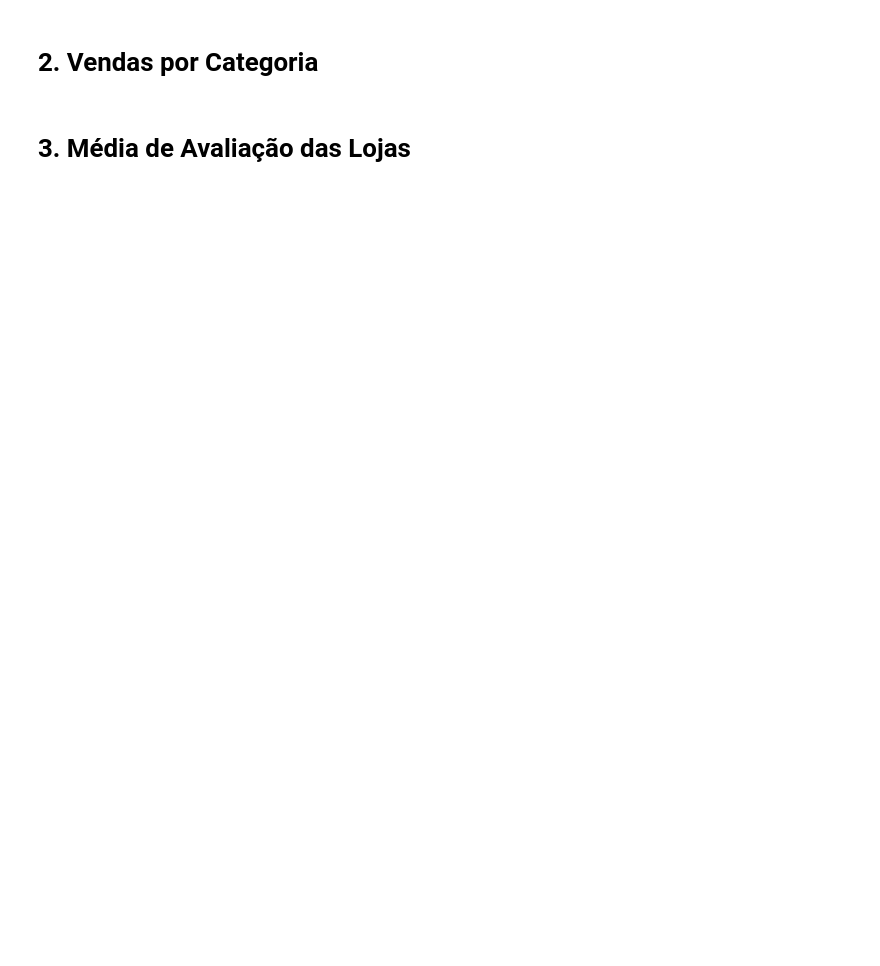
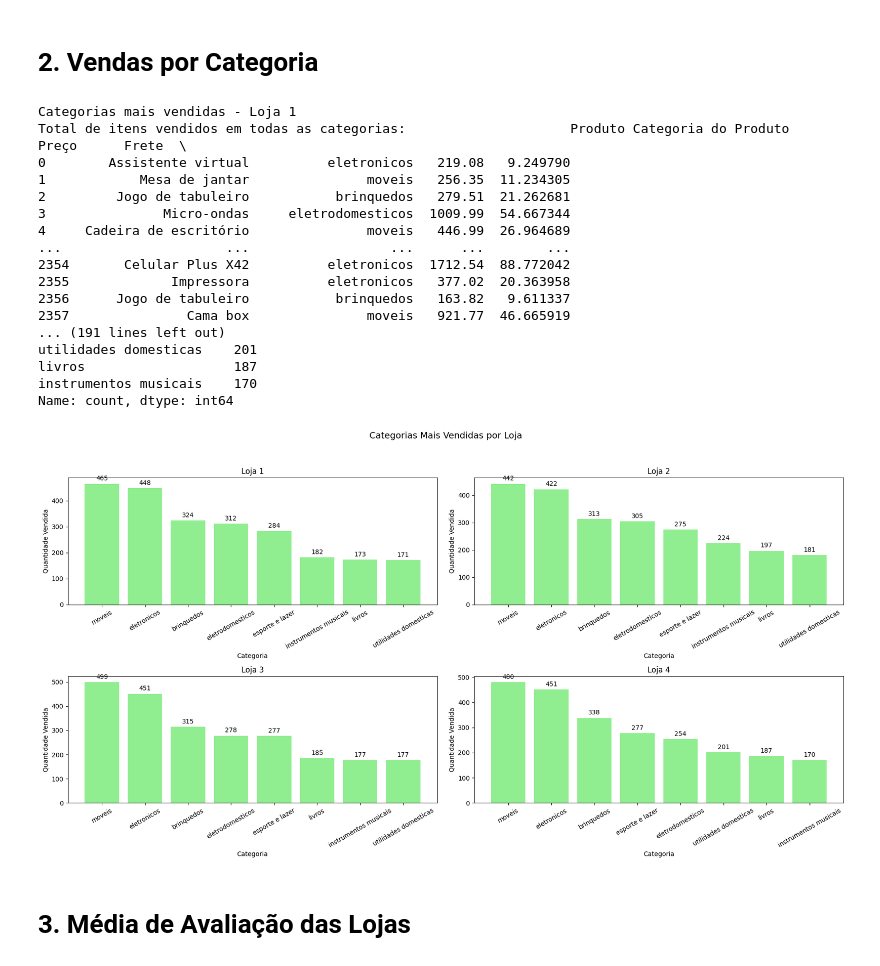
Before and after one commit to lazybytebr/challenge-ds-one-store, a Jupyter notebook: AluraStoreBr.ipynb, the cells around one changed output. Saved outputs shown, nothing was run; the diff lists cells and outputs as text; code cells hidden in the pictures; blank space fills up the shorter version.

```diff
--- a/AluraStoreBr.ipynb
+++ b/AluraStoreBr.ipynb
@@ -28,4 +115,60 @@ loja.head()
 # %% [markdown]
 # 2. Vendas por Categoria
+# %%
+#criaçao de um dicionario para armazenar os dados das 4 lojas
+lojas = {
+    'Loja 1': loja,
+    'Loja 2': loja2,
+    'Loja 3': loja3,
+    'Loja 4': loja4
+}
+
+for nome_loja, df in lojas.items():
+    print(f'\nCategorias mais vendidas - {nome_loja}')
+    categorias = df['Categoria do Produto'].value_counts()
+    total_vendas = categorias.values.sum()
+    print(f"Total de itens vendidos em todas as categorias: {loja} {total_vendas} ")
+    print(categorias)
+
+# Criando subplots
+fig, axs = plt.subplots(2, 2, figsize=(18, 10))
+fig.suptitle('Categorias Mais Vendidas por Loja', fontsize=14)
+
+# Loop para plotar cada gráfico
+for i, (nome_loja, df) in enumerate(lojas.items()):
+    categorias = df['Categoria do Produto'].value_counts()
+
+    ax = axs[i // 2, i % 2]
+    bars = ax.bar(categorias.index, categorias.values, color='lightgreen')
+
+    ax.set_title(nome_loja)
+    ax.set_ylabel('Quantidade Vendida')
+    ax.set_xlabel('Categoria')
+    ax.tick_params(axis='x', rotation=30)
+
+    # Adiciona rótulos de dados em cima de cada barra
+    ax.bar_label(bars, labels=categorias.values, padding=3)
+
+plt.tight_layout(rect=[0, 0.03, 1, 0.95])
+plt.show()
+# %% [output]
+Categorias mais vendidas - Loja 1
+Total de itens vendidos em todas as categorias:                     Produto Categoria do Produto    Preço      Frete  \
+0        Assistente virtual          eletronicos   219.08   9.249790
+1            Mesa de jantar               moveis   256.35  11.234305
+2         Jogo de tabuleiro           brinquedos   279.51  21.262681
+3               Micro-ondas     eletrodomesticos  1009.99  54.667344
+4     Cadeira de escritório               moveis   446.99  26.964689
+...                     ...                  ...      ...        ...
+2354       Celular Plus X42          eletronicos  1712.54  88.772042
+2355             Impressora          eletronicos   377.02  20.363958
+2356      Jogo de tabuleiro           brinquedos   163.82   9.611337
+2357               Cama box               moveis   921.77  46.665919
+... (191 lines left out)
+utilidades domesticas    201
+livros                   187
+instrumentos musicais    170
+Name: count, dtype: int64
+[figure, added]
 # %% [markdown]
 # 3. Média de Avaliação das Lojas
```
Also changed, not shown: parts of 23 cells of this notebook, 15 other files.
